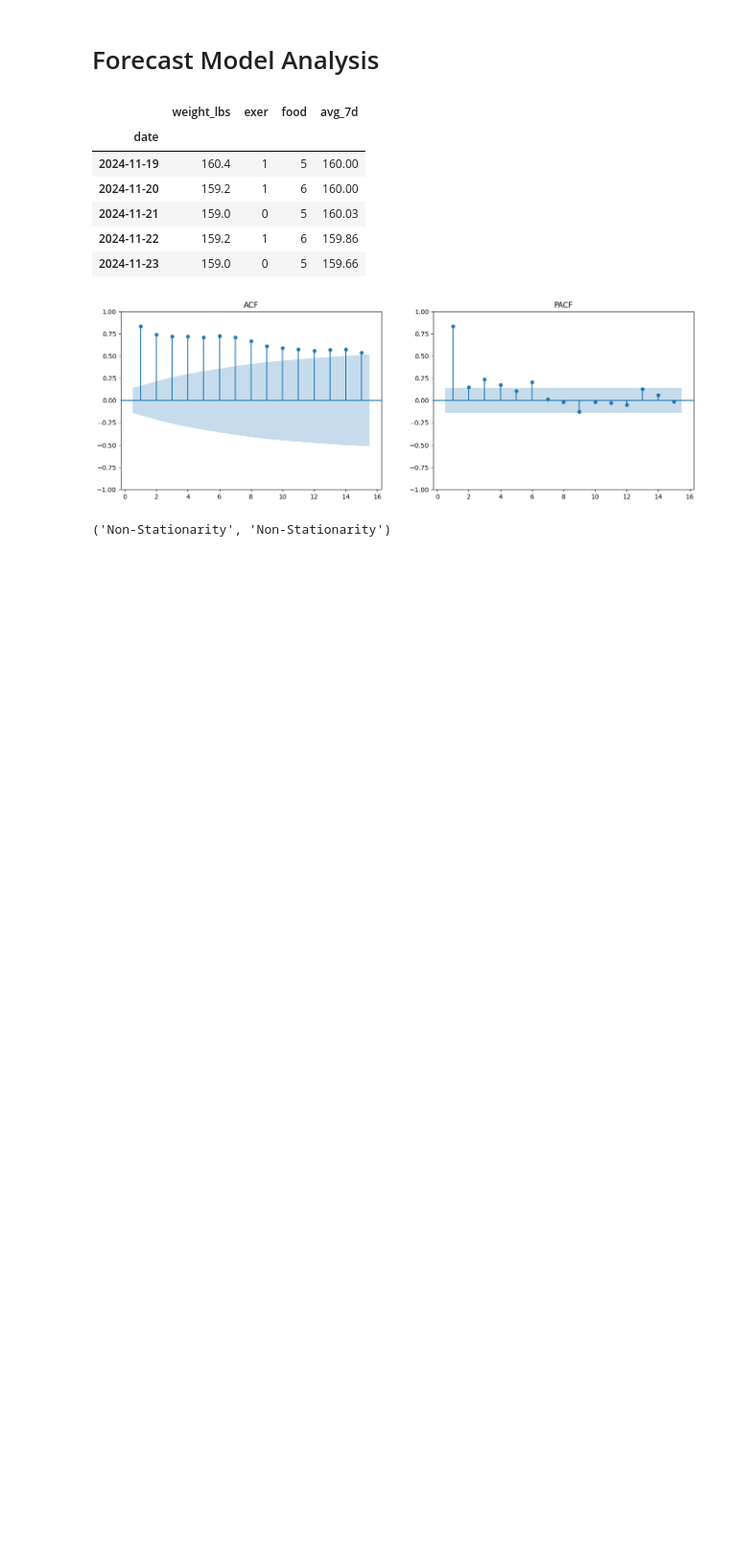
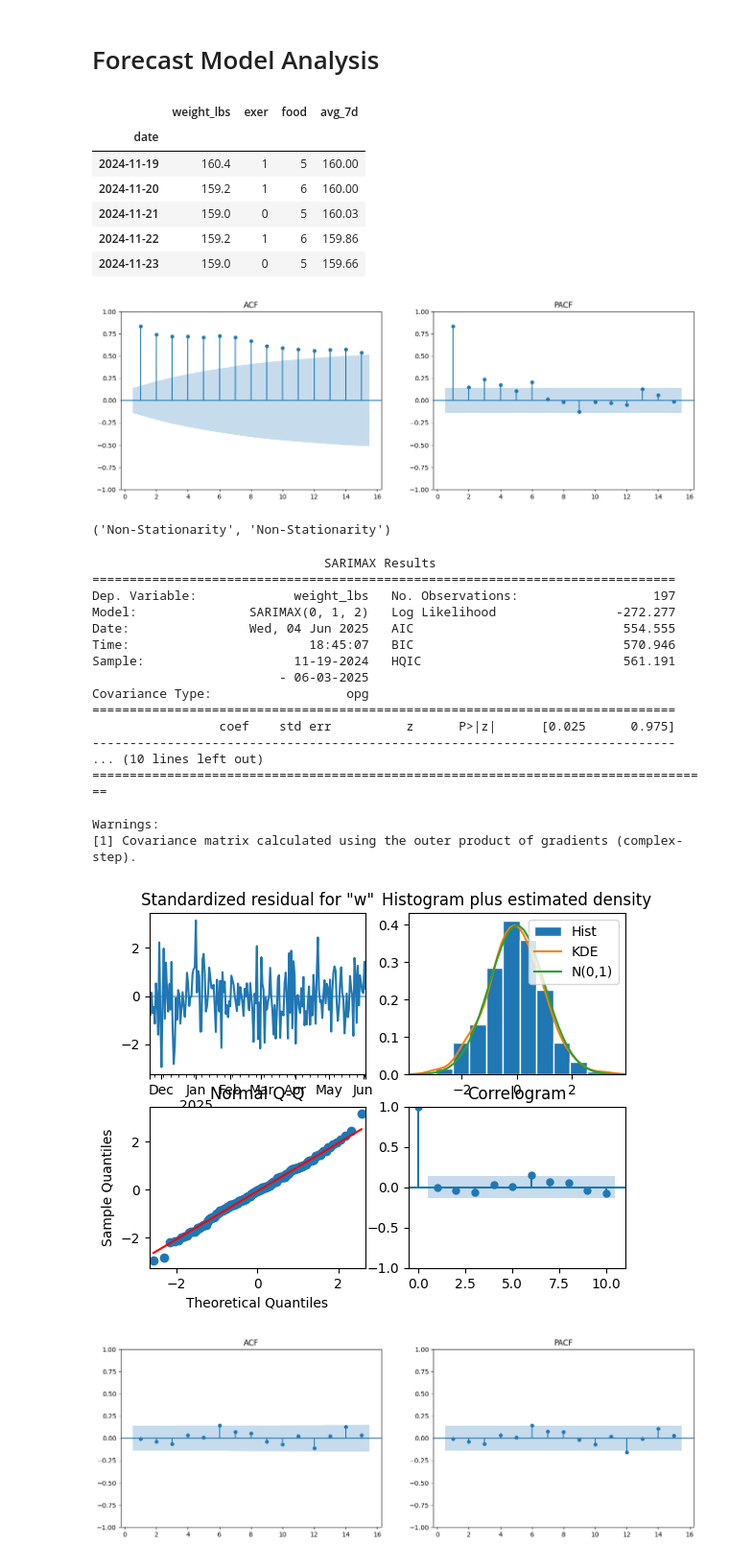
Before and after one commit to danielrferreira/weight_control, a Jupyter notebook: forecast_model/analysis.ipynb, the cells around one changed output. Shown at 96% size. Saved outputs shown, nothing was run; the diff lists cells and outputs as text; code cells hidden in the pictures; blank space fills up the shorter version.

Commit message:
modelling weight

```diff
--- a/forecast_model/analysis.ipynb
+++ b/forecast_model/analysis.ipynb
@@ -25,3 +26,28 @@ sf.all_ac(Y)
 sf.stationarity_test(Y)
 # %% [output]
 ('Non-Stationarity', 'Non-Stationarity')
+# %%
+Y = df['weight_lbs']
+x = df[['food', 'exer']]
+model1 = SARIMAX(Y, order=(0,1,2), exog=x).fit(disp=False)
+sf.diagnostic(model1)
+# %% [output]
+                               SARIMAX Results
+==============================================================================
+Dep. Variable:             weight_lbs   No. Observations:                  197
+Model:               SARIMAX(0, 1, 2)   Log Likelihood                -272.277
+Date:                Wed, 04 Jun 2025   AIC                            554.555
+Time:                        18:45:07   BIC                            570.946
+Sample:                    11-19-2024   HQIC                           561.191
+                         - 06-03-2025
+Covariance Type:                  opg
+==============================================================================
+                 coef    std err          z      P>|z|      [0.025      0.975]
+------------------------------------------------------------------------------
+... (10 lines left out)
+===================================================================================
+
+Warnings:
+[1] Covariance matrix calculated using the outer product of gradients (complex-step).
+[figure, added]
+[figure, added]
```
Also changed, not shown: parts of 1 cell of this notebook, 1 other file.
